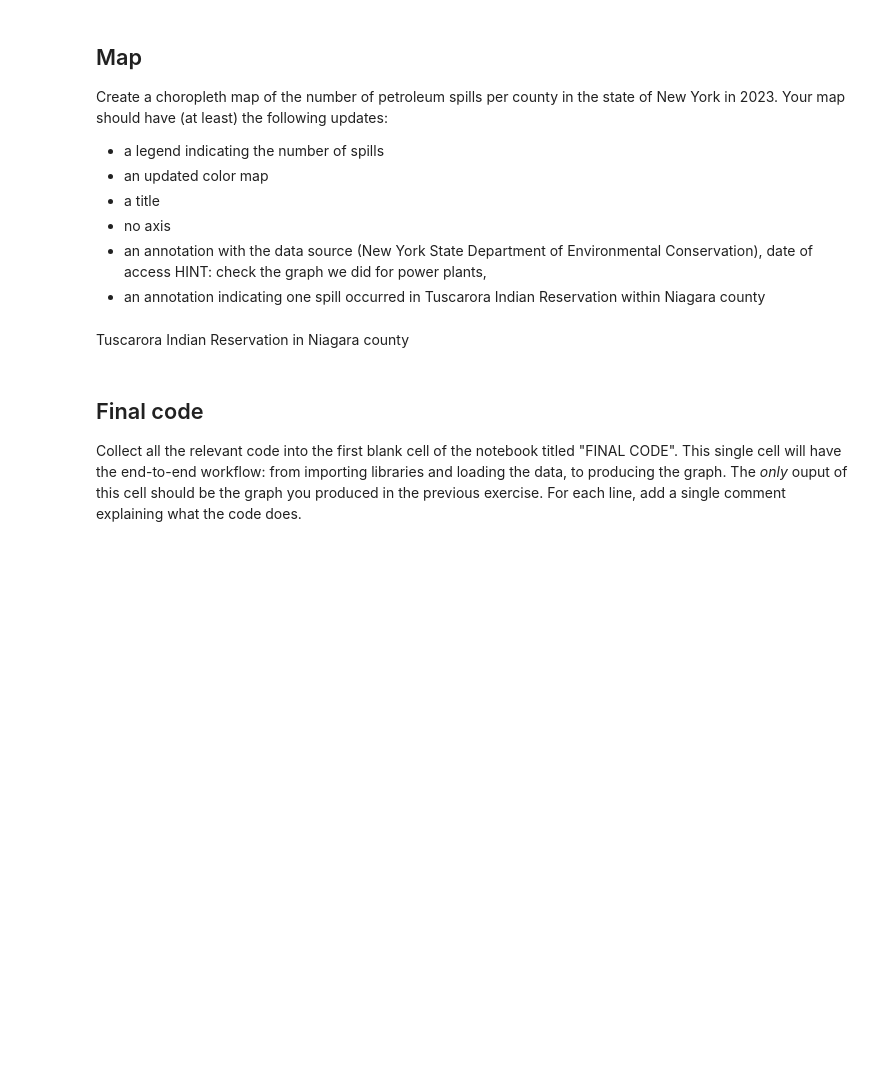
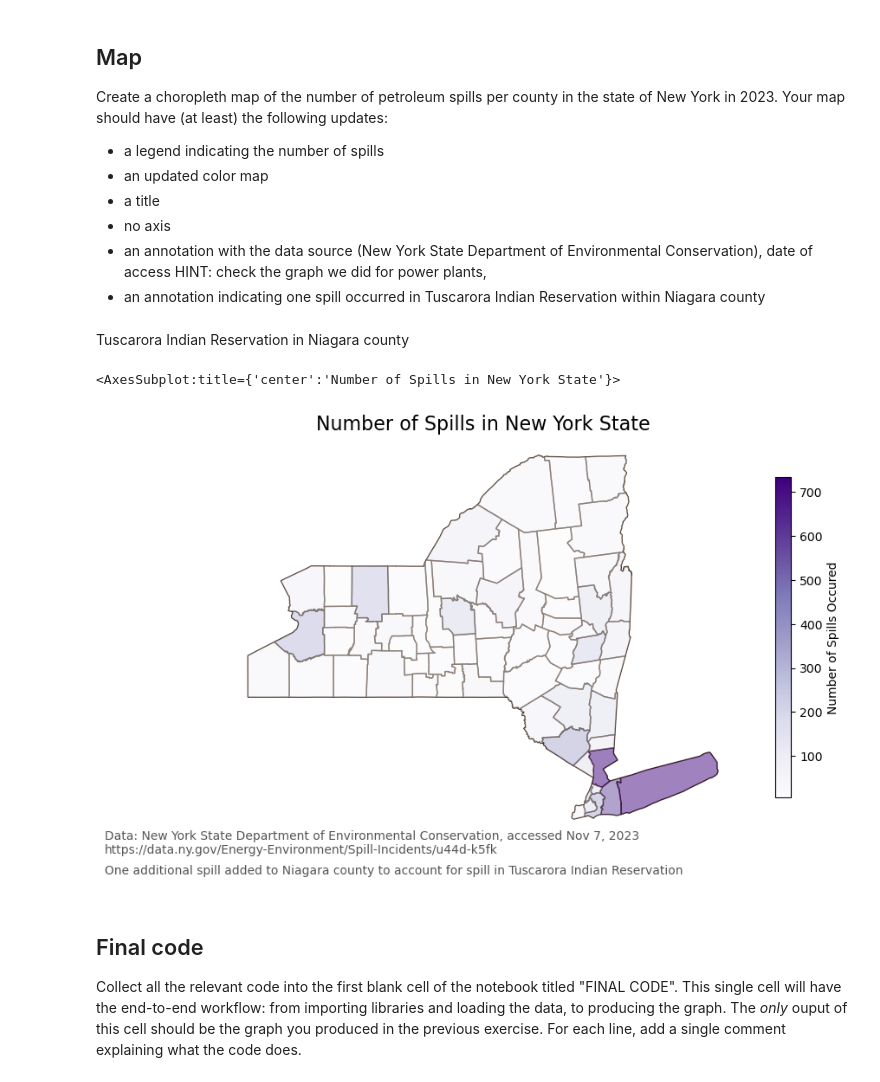
Before and after one commit to p-park6/eds220-hwk-3, a Jupyter notebook: hwk3-task1-spills.ipynb, the cells around one changed output. Cells and saved outputs as stored; diff of their text form; code cells hidden in the pictures; blank space fills up the shorter version.

```diff
--- a/hwk3-task1-spills.ipynb
+++ b/hwk3-task1-spills.ipynb
@@ -749,6 +749,6 @@ ny_counties
 # %%
 #drop n_spills_x and n_spills_y columns since they are redundant
-ny_counties = ny_counties.drop(columns = ['n_spills_x','n_spills_y'])
+#ny_counties = ny_counties.drop(columns = ['n_spills_x','n_spills_y'])
 #print ny_counties to see if the two columns were removed
 ny_counties
 # %% [output]
@@ -797,3 +794,45 @@ Tuscarora Indian Reservation in Niagara county
+# %%
+#Create an empty figure
+fig, ax = plt.subplots(figsize=(10, 6))
+
+#turn off axis
+ax.axis('off')
+
+#Put a title on the map
+ax.set_title('Number of Spills in New York State',
+fontsize=16)
+
+# annotate the data source
+ax.annotate("Data: New York State Department of Environmental Conservation, accessed Nov 7, 2023 \nhttps://data.ny.gov/Energy-Environment/Spill-Incidents/u44d-k5fk",
+            xy=(0.01, .07), # position
+            xycoords='figure fraction',
+            fontsize=10,
+            color='#555555')
+
+ax.annotate("One additional spill added to Niagara county to account for spill in Tuscarora Indian Reservation",
+            xy=(0.01, .03), # position
+            xycoords='figure fraction',
+            fontsize=10,
+            color='#555555')
+
+# add states
+ny_counties.plot(ax=ax,
+               color='none',
+               edgecolor = '#362312')
+
+# add electric power plants colored by energy source
+ny_counties.plot(ax=ax,
+                  column='n_spills',
+                  legend=True,
+                  markersize = 4,
+                  cmap='Purples',
+                  alpha=0.5,
+                  # adjust legend
+                  legend_kwds={"shrink":.8,
+                                    'label': "Number of Spills Occured"})
+# %% [output]
+<AxesSubplot:title={'center':'Number of Spills in New York State'}>
+[figure, added]
 # %% [markdown]
 ## Final code
 
```
Also changed, not shown: parts of 3 cells of this notebook.
